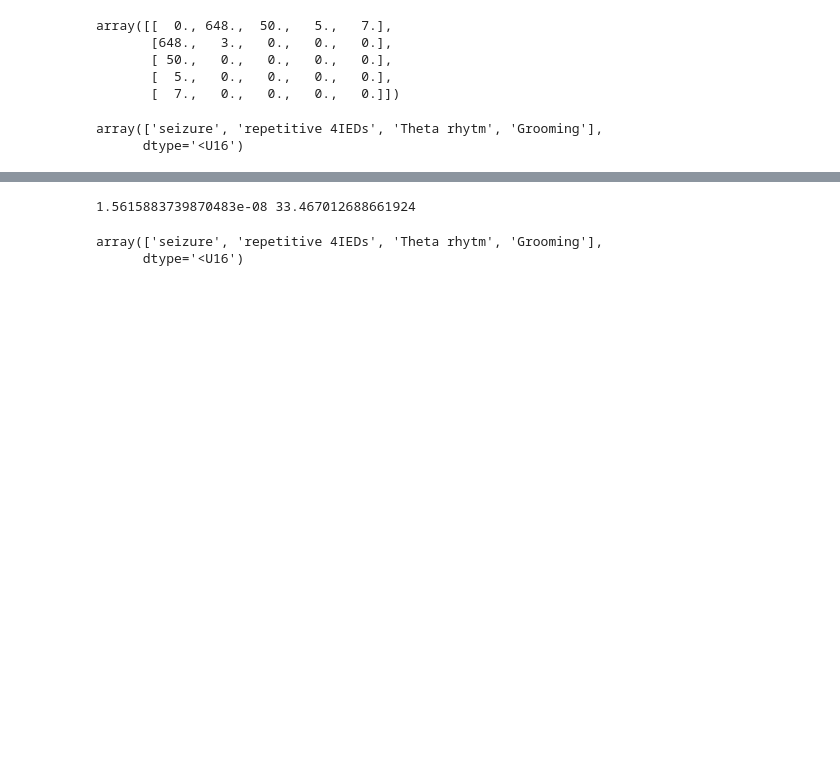
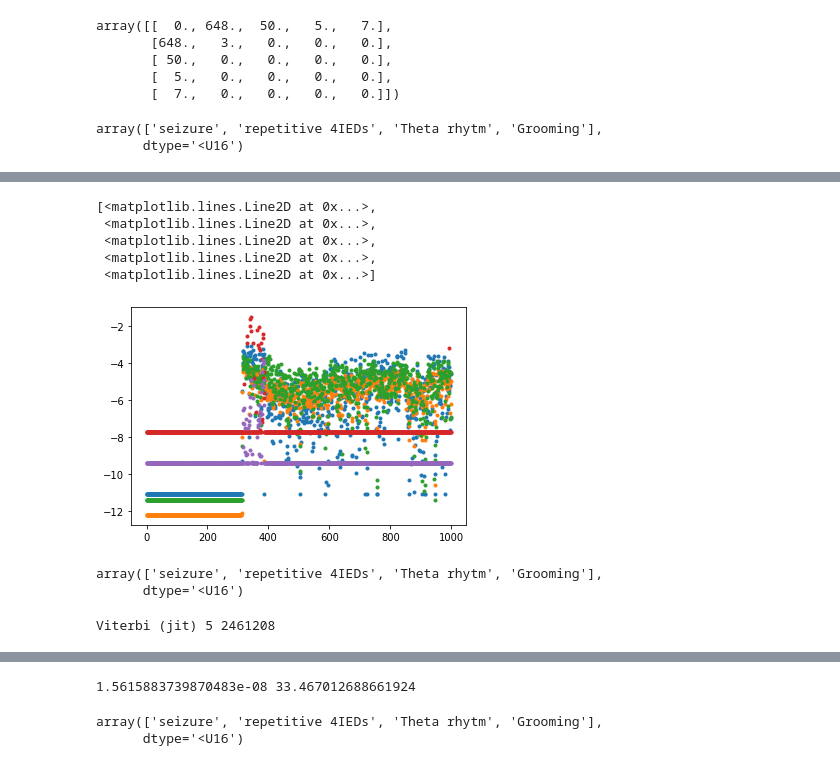
Before and after one commit to KullmannLab/pyecog2, a Jupyter notebook: Notebooks/Classifier Tests Multi animal.ipynb, the cells around one changed output, grey strips where cells are left out. Saved outputs shown, nothing was run; the diff lists cells and outputs as text; code cells hidden in the pictures; blank space fills up the shorter version.

Commit message:
Viterbi implemented

```diff
--- a/Notebooks/Classifier Tests Multi animal.ipynb
+++ b/Notebooks/Classifier Tests Multi animal.ipynb
@@ -636,0 +658,27 @@ add annotation
+# %%
+hmm = HMM_LL()
+hmm.A = transitions2rates(GC.transitions_matrix, GC.blank_npoints, GC.class_npoints)
+
+_, _, total_npoints = GC.all_mu_and_cov()
+th = chi2.isf(1/total_npoints,GC.Ndim,scale=0.5)
+LLth = np.diag(GC.log_likelyhoods(np.vstack((GC.blank_means, GC.class_means)), bias=False)) - th
+# Now will regularize LLv for extreme values and compensate HMMfor repeated observations because of overlap of Feature extractor
+LLv_reg = np.maximum(LLth, LLv)*(1-GC.overlap)*.5 # TEMPORARY 0.5 FACTOR!
+# %%
+plt.plot(LLv_reg[:1000,:],'.')
+# %% [output]
+[<matplotlib.lines.Line2D at 0x...>,
+ <matplotlib.lines.Line2D at 0x...>,
+ <matplotlib.lines.Line2D at 0x...>,
+ <matplotlib.lines.Line2D at 0x...>,
+ <matplotlib.lines.Line2D at 0x...>]
+[figure, added]
+# %%
+GC.labels2classify
+# %% [output]
+array(['seizure', 'repetitive 4IEDs', 'Theta rhytm', 'Grooming'],
+      dtype='<U16')
+# %%
+MLp, T1, T2 = hmm.viterbi(LLv_reg.T)
+# %% [output]
+Viterbi (jit) 5 2461208
```
Also changed, not shown: parts of 26 cells of this notebook, 8 other files.
